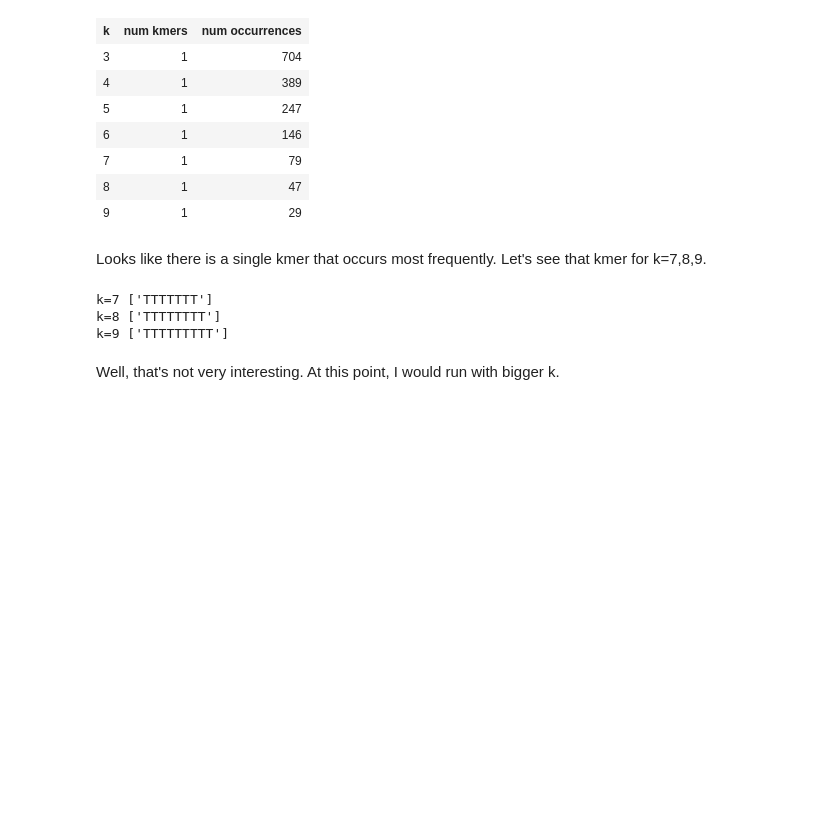
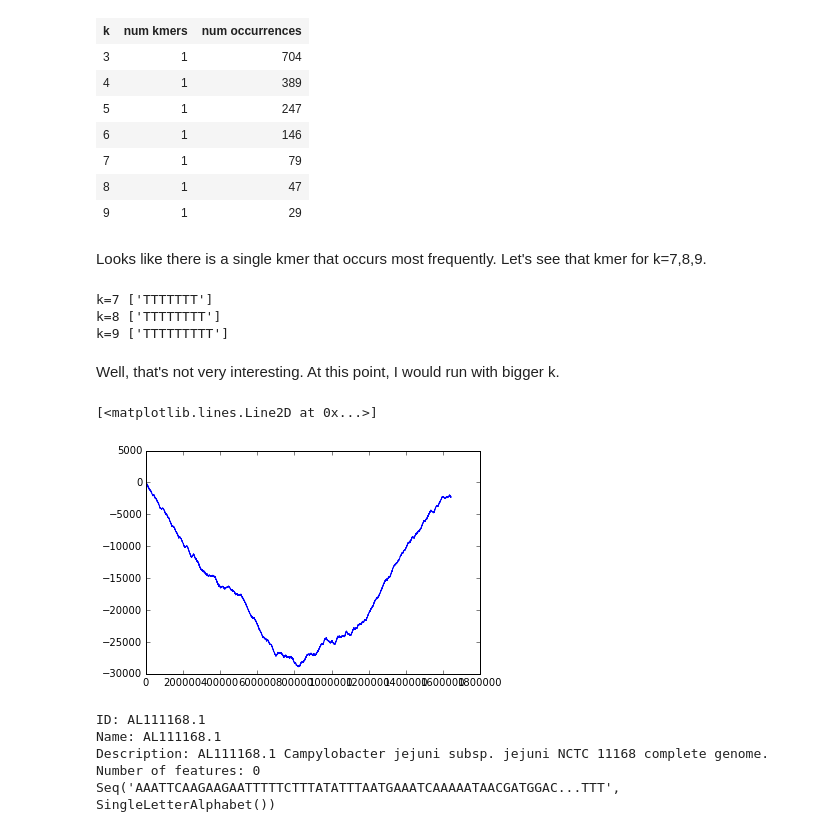
Before and after one commit to hcorrada/networks-across-scales, a Jupyter notebook: src/hw1/Project 1.ipynb, the cells around one changed output. Saved outputs shown, nothing was run; the diff lists cells and outputs as text; code cells hidden in the pictures; blank space fills up the shorter version.

```diff
--- a/src/hw1/Project 1.ipynb
+++ b/src/hw1/Project 1.ipynb
@@ -184,3 +182,20 @@ k=8 ['TTTTTTTT']
 k=9 ['TTTTTTTTT']
 # %% [markdown]
 Well, that's not very interesting. At this point, I would run with bigger k.
+# %%
+n = len(record)
+rotated_seq = record[-n/2:] + record[:n/2]
+rotated_skew = get_skew_vec(rotated_seq)
+plt.plot(rotated_skew)
+# %% [output]
+[<matplotlib.lines.Line2D at 0x...>]
+[figure, added]
+# %%
+pos = sorted(range(len(rotated_skew)), key=lambda i: rotated_skew[i])[0]
+print rotated_seq[pos-250:pos+251]
+# %% [output]
+ID: AL111168.1
+Name: AL111168.1
+Description: AL111168.1 Campylobacter jejuni subsp. jejuni NCTC 11168 complete genome.
+Number of features: 0
+Seq('AAATTCAAGAAGAATTTTTCTTTATATTTAATGAAATCAAAAATAACGATGGAC...TTT', SingleLetterAlphabet())
```
Also changed, not shown: parts of 13 cells of this notebook.
